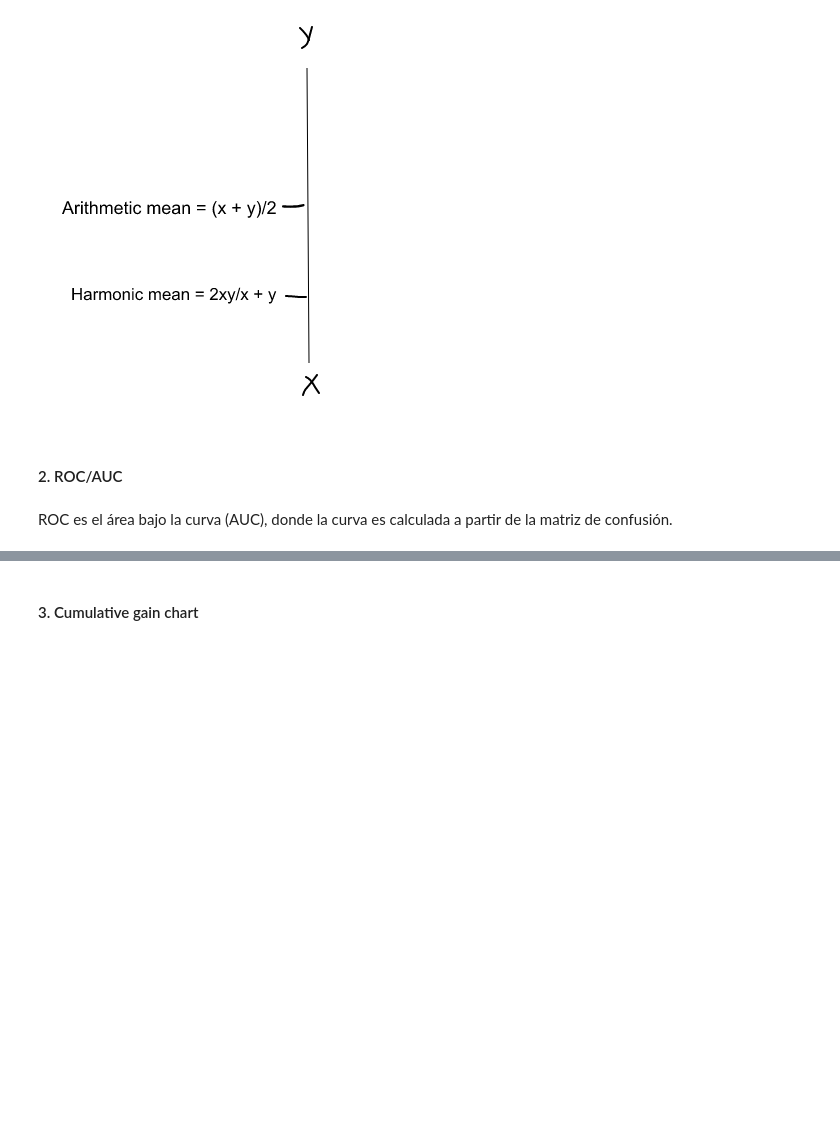
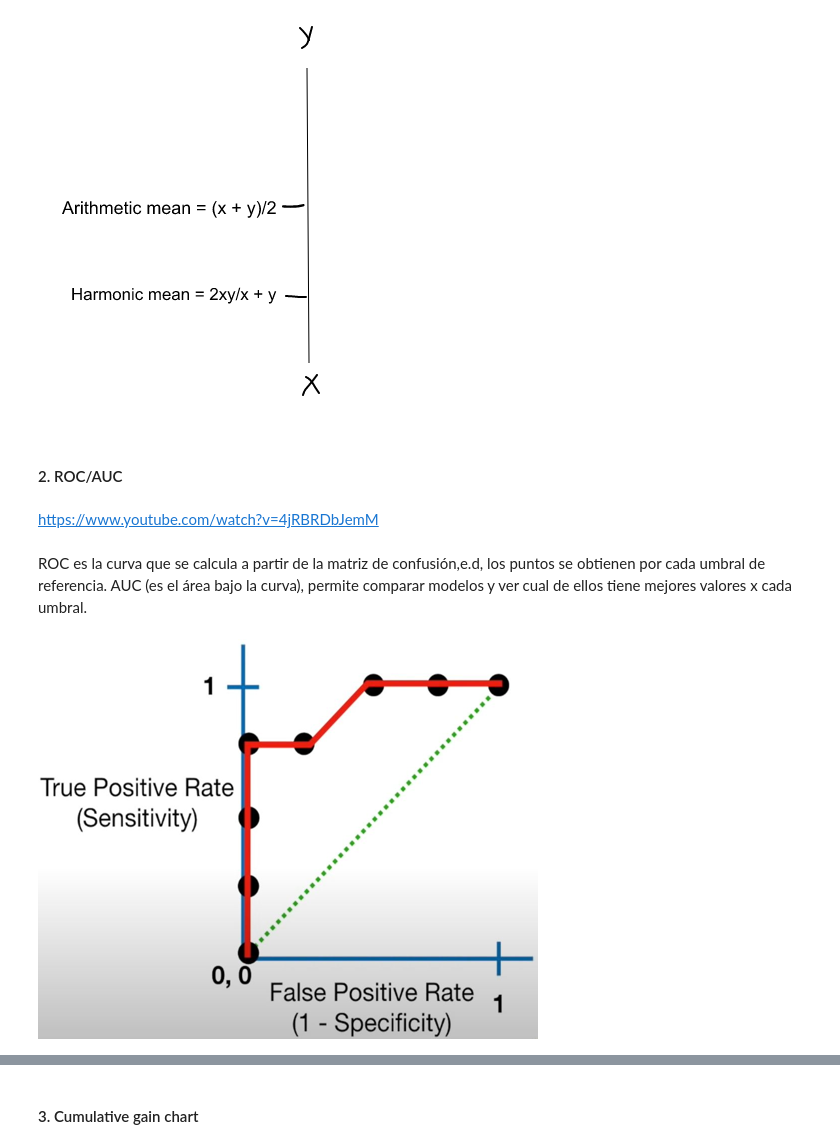
Before and after one commit to diegosalcedo491995/DataScientistUNI, a Jupyter notebook: RegresionLogistica/Notebooks/RegresionLogistica.ipynb, the cells around one changed output, grey strips where cells are left out. Cells and saved outputs as stored; diff of their text form; code cells hidden in the pictures; blank space fills up the shorter version.

```diff
--- a/RegresionLogistica/Notebooks/RegresionLogistica.ipynb
+++ b/RegresionLogistica/Notebooks/RegresionLogistica.ipynb
@@ -200,5 +200,13 @@ Image_2.open('imagenes/f1_score_2.jpg')
 [figure]
 # %% [markdown]
 #### 2. ROC/AUC
-# %% [markdown]
-ROC es el área bajo la curva (AUC), donde la curva es calculada a partir de la matriz de confusión.
+# %% [markdown]
+https://www.youtube.com/watch?v=4jRBRDbJemM
+# %% [markdown]
+ROC es la curva que se calcula a partir de la matriz de confusión,e.d, los puntos se obtienen por cada umbral de referencia.
+AUC (es el área bajo la curva), permite comparar modelos y ver cual de ellos tiene mejores valores x cada umbral.
+# %%
+ima1=Image_2.open('imagenes/roc_auc_1.jpg')
+ima1.resize((500,400))
+# %% [output]
+[figure, added]
```
Also changed, not shown: parts of 2 cells of this notebook, 3 other files.
